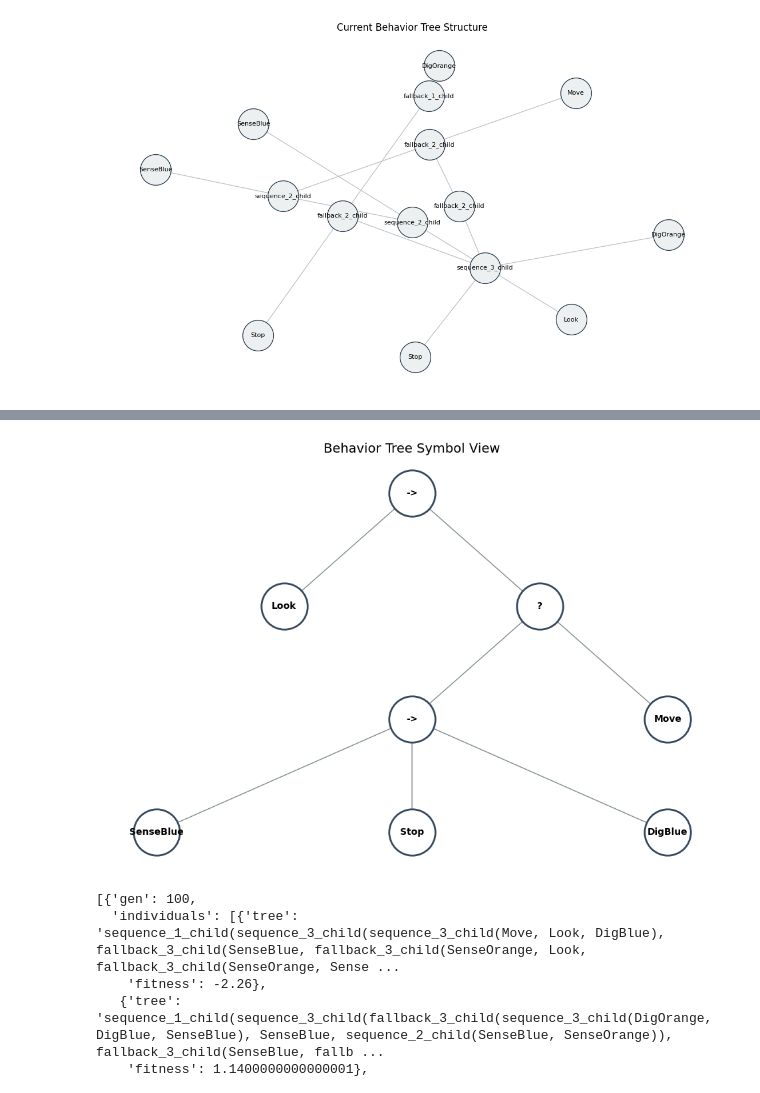
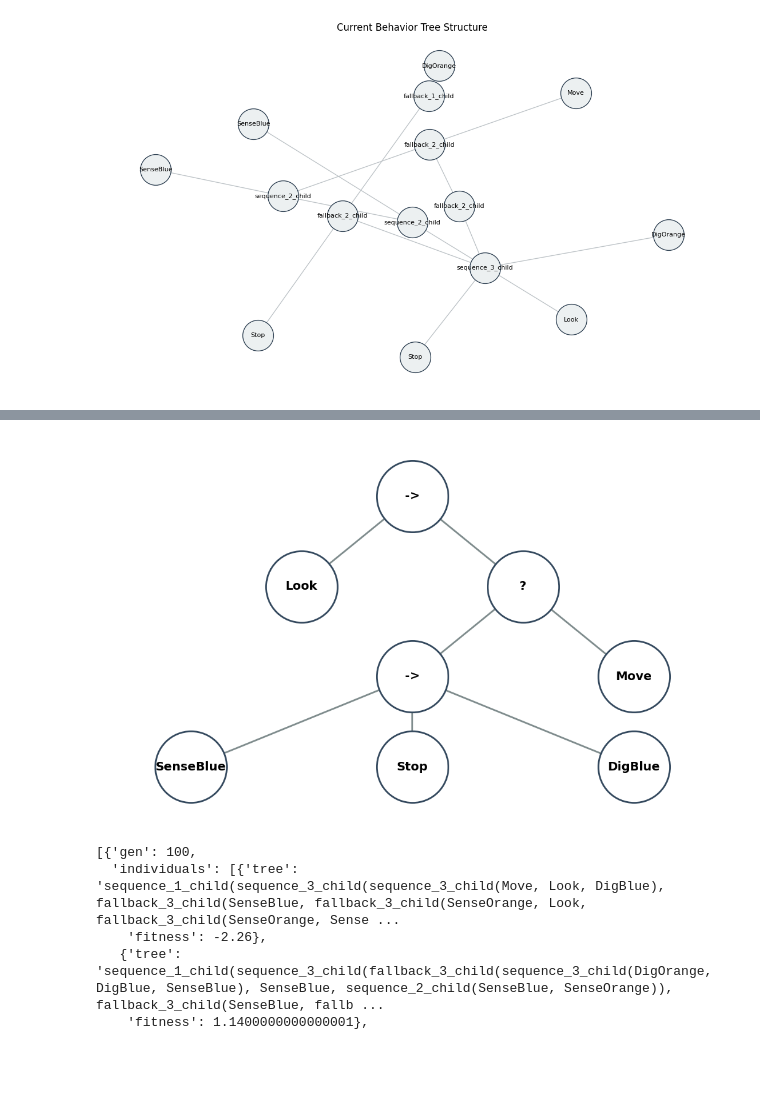
Before and after one commit to RealBenTen10/Swarmcraft, a Jupyter notebook: swarmcraft/stats/analysis.ipynb, the cells around one changed output, grey strips where cells are left out. Saved outputs shown, nothing was run; the diff lists cells and outputs as text; code cells hidden in the pictures; blank space fills up the shorter version.

```diff
--- a/swarmcraft/stats/analysis.ipynb
+++ b/swarmcraft/stats/analysis.ipynb
@@ -1,2 +1,16 @@
 # %% [markdown]
 # Parent Fitness wird einfach übernommen!
+# %%
+import re
+
+# Paste your log as a multi-line string
+with open("run_12/shell_text.txt", "r") as f:
+    log_data = f.read()
+
+
+# Use regex to find all fitness values
+fitness_values = [float(f) for f in re.findall(r"has fitness:\s+([0-9.]+)", log_data)]
+
+print("Fitness values array:")
+print(fitness_values)
+print("Length: ", len(fitness_values))
@@ -442,7 +447,7 @@ from deap import gp
 # =========================
 # Load evolutionary history
 # =========================
-with open("run_1/evolution_history.pkl", "rb") as f:
+with open("run_13/evolution_history.pkl", "rb") as f:
     data = pickle.load(f)
 
 
@@ -763,7 +795,6 @@ import pickle
 import matplotlib.pyplot as plt
 import networkx as nx
 from deap import gp
-%pip install pygraphviz
 import pygraphviz as pgv # Required for 'dot' layout
 
 def generate_pset():
@@ -796,7 +827,6 @@ def visualize_bt_with_symbols(tree_dict, pset):
     nodes, edges, labels = gp.graph(tree)
 
     # 2. Define the Symbol Mapping
-    # This covers your 1, 2, and 3 child variants
     symbol_map = {
         "sequence_1_child": "->",
         "sequence_2_child": "->",
@@ -807,40 +837,57 @@ def visualize_bt_with_symbols(tree_dict, pset):
     }
 
     # 3. Substitute the labels
-    # We create a new dictionary where node names are replaced by symbols
-    clean_labels = {}
-    for node_index, name in labels.items():
-        # Replace if in map, otherwise keep original (like 'Move' or 'DigBlue')
-        clean_labels[node_index] = symbol_map.get(name, name)
+    clean_labels = {node_index: symbol_map.get(name, name) for node_index, name in labels.items()}
 
     # 4. Create Graph and Layout
     g = nx.DiGraph()
     g.add_nodes_from(nodes)
     g.add_edges_from(edges)
 
-    # Use 'dot' for strict top-to-bottom hierarchy
-    pos = nx.nx_agraph.graphviz_layout(g, prog="dot")
+    # Use 'dot' layout with reduced spacing
+    pos = nx.nx_agraph.graphviz_layout(g, prog="dot", args='-Gnodesep=0.5 -Granksep=0.7')
 
     # 5. Drawing
-    plt.figure(figsize=(12, 8))
+    plt.figure(figsize=(13, 8))
 
-    # Draw Control Nodes (Sequence/Fallback) differently from Leaf Nodes if desired
-    # For simplicity, we draw them all as clean boxes
-    nx.draw_networkx_nodes(g, pos,
-                           node_size=2500,
-                           node_color="#ffffff",
-                           edgecolors="#34495e",
-                           linewidths=2)
+    # Draw nodes (larger)
+    nx.draw_networkx_nodes(
+        g, pos,
+        node_size=7000,          # bigger nodes
+        node_color="#ffffff",
+        edgecolors="#34495e",
+        linewidths=2
+    )
 
-    nx.draw_networkx_edges(g, pos, arrows=True, arrowsize=15, edge_color="#7f8c8d")
+    # Draw edges (arrows)
+    nx.draw_networkx_edges(
+        g, pos,
+        arrows=True,
+        arrowsize=20,
+        edge_color="#7f8c8d",
+        width=2
+    )
 
-    nx.draw_networkx_labels(g, pos, clean_labels,
-                            font_size=10,
-                            font_weight="bold")
+    # Draw labels
+    nx.draw_networkx_labels(
+        g, pos, clean_labels,
+        font_size=14,
+        font_weight="bold"
+    )
 
-    plt.title("Behavior Tree Symbol View", fontsize=14)
+    # Turn off axes
     plt.axis("off")
+
+    # --- Fix cutting off nodes by expanding limits ---
+    x_values, y_values = zip(*pos.values())
+    x_margin = (max(x_values) - min(x_values)) * 0.2  # 10% margin
+    y_margin = (max(y_values) - min(y_values)) * 0.2
+    plt.xlim(min(x_values) - x_margin, max(x_values) + x_margin)
+    plt.ylim(min(y_values) - y_margin, max(y_values) + y_margin)
+
     plt.show()
+
+
 
 # --- Example Usage ---
 # Ensure your pset has all nodes used in the string
@@ -858,4 +900,4 @@ Note: you may need to restart the kernel to use updated packages.
-[figure, old version]
+[figure, new version]
 # %%
 data[100:105]
 # %% [output]
```
Also changed, not shown: parts of 8 cells of this notebook, 4 other files.
